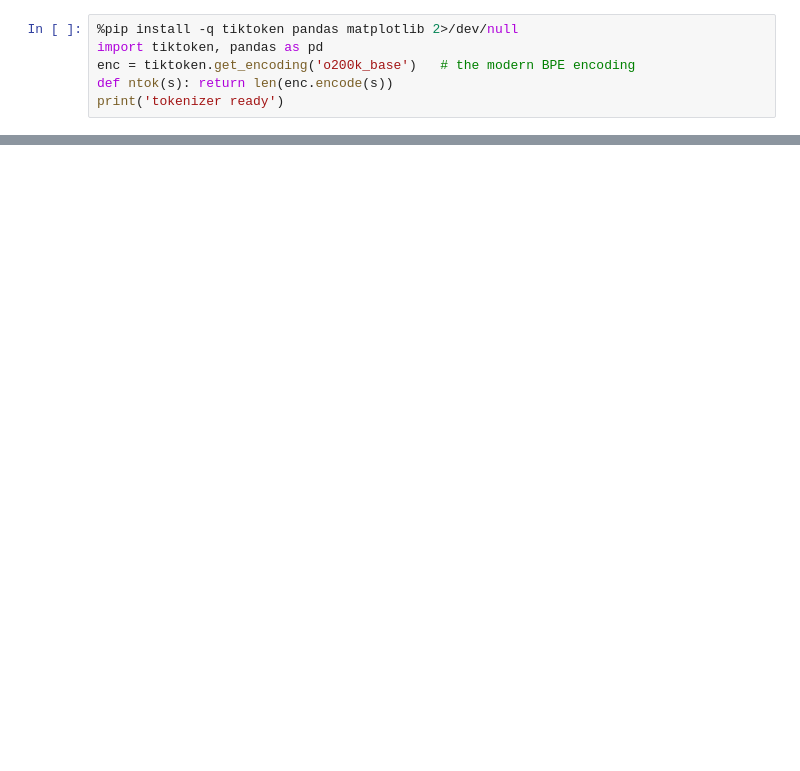
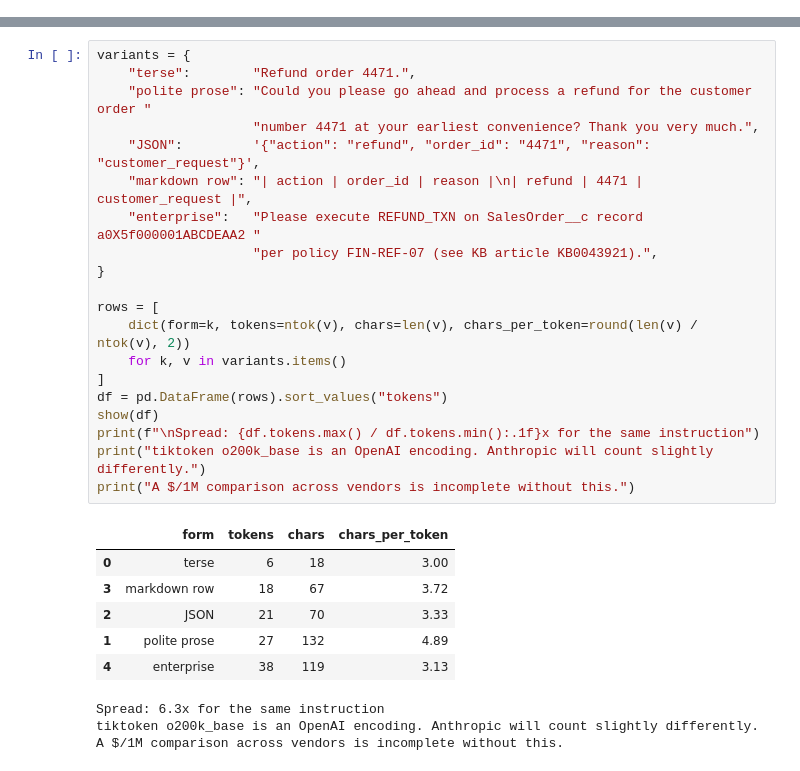
Before and after one commit to tatwan/ai_cost_management_course, a Jupyter notebook: notebooks/01_token_economics.ipynb, the cells around one changed output, grey strips where cells are left out. Drawn from its saved outputs; the diff is of its cells as text; blank space fills up the shorter version.

```diff
--- a/notebooks/01_token_economics.ipynb
+++ b/notebooks/01_token_economics.ipynb
@@ -19,6 +0,0 @@ live round-trip at the end.
-# %%
-%pip install -q tiktoken pandas matplotlib 2>/dev/null
-import tiktoken, pandas as pd
-enc = tiktoken.get_encoding('o200k_base')   # the modern BPE encoding
-def ntok(s): return len(enc.encode(s))
-print('tokenizer ready')
@@ -265,0 +83,30 @@ ledger()
+# %%
+variants = {
+    "terse":        "Refund order 4471.",
+    "polite prose": "Could you please go ahead and process a refund for the customer order "
+                    "number 4471 at your earliest convenience? Thank you very much.",
+    "JSON":         '{"action": "refund", "order_id": "4471", "reason": "customer_request"}',
+    "markdown row": "| action | order_id | reason |\n| refund | 4471 | customer_request |",
+    "enterprise":   "Please execute REFUND_TXN on SalesOrder__c record a0X5f000001ABCDEAA2 "
+                    "per policy FIN-REF-07 (see KB article KB0043921).",
+}
+
+rows = [
+    dict(form=k, tokens=ntok(v), chars=len(v), chars_per_token=round(len(v) / ntok(v), 2))
+    for k, v in variants.items()
+]
+df = pd.DataFrame(rows).sort_values("tokens")
+show(df)
+print(f"\nSpread: {df.tokens.max() / df.tokens.min():.1f}x for the same instruction")
+print("tiktoken o200k_base is an OpenAI encoding. Anthropic will count slightly differently.")
+print("A $/1M comparison across vendors is incomplete without this.")
+# %% [output]
+|  | form | tokens | chars | chars_per_token |
+| 0 | terse | 6 | 18 | 3.00 |
+| 3 | markdown row | 18 | 67 | 3.72 |
+| 2 | JSON | 21 | 70 | 3.33 |
+| 1 | polite prose | 27 | 132 | 4.89 |
+| 4 | enterprise | 38 | 119 | 3.13 |
+Spread: 6.3x for the same instruction
+tiktoken o200k_base is an OpenAI encoding. Anthropic will count slightly differently.
+A $/1M comparison across vendors is incomplete without this.
```
Also changed, not shown: parts of 50 cells of this notebook, 9 other files.
